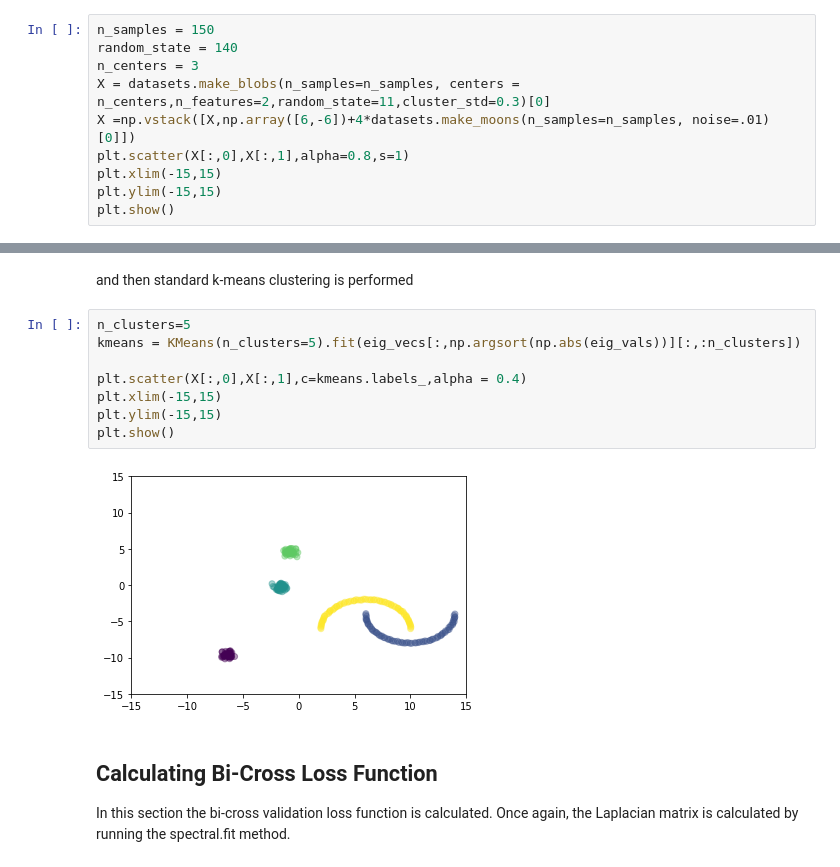
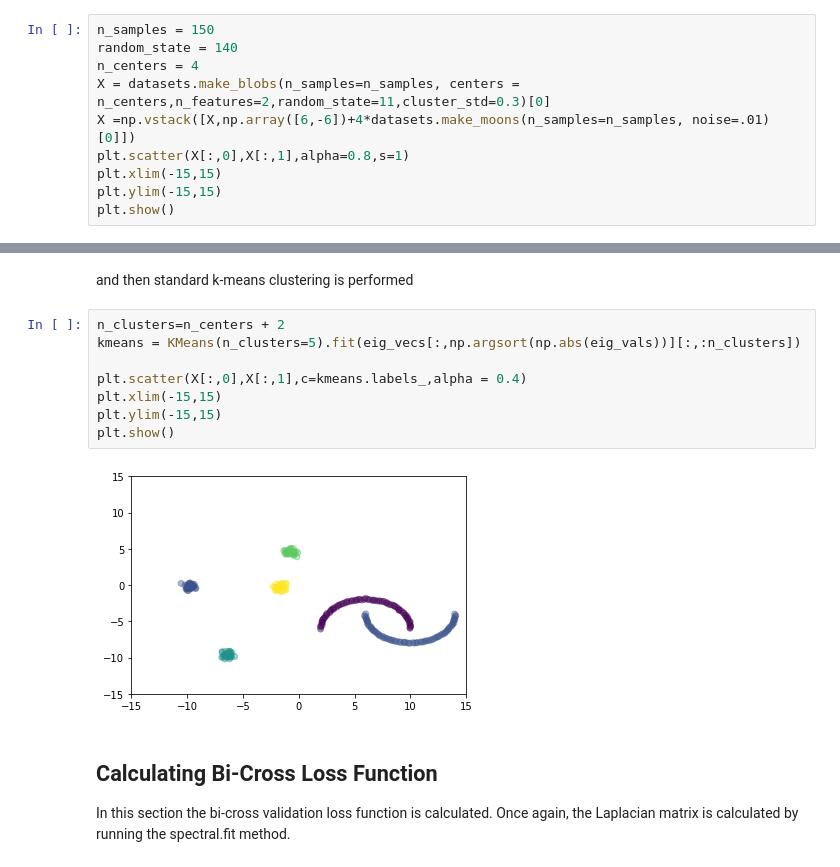
Before and after one commit to sioan/bcv_spectral_clustering, a Jupyter notebook: spectral_clustering.ipynb, the cells around one changed output, grey strips where cells are left out. Cells and saved outputs as stored; diff of their text form.

```diff
--- a/spectral_clustering.ipynb
+++ b/spectral_clustering.ipynb
@@ -63,7 +63,7 @@ reload(spectral_cluster_support)
 # %%
 n_samples = 150
 random_state = 140
-n_centers = 3
+n_centers = 4
 X = datasets.make_blobs(n_samples=n_samples, centers = n_centers,n_features=2,random_state=11,cluster_std=0.3)[0]
 X =np.vstack([X,np.array([6,-6])+4*datasets.make_moons(n_samples=n_samples, noise=.01)[0]])
 plt.scatter(X[:,0],X[:,1],alpha=0.8,s=1)
@@ -127,15 +127,15 @@ eig_vals, eig_vecs = np.real(eig_vals), np.real(eig_vecs)
 # %% [markdown]
 and then standard k-means clustering is performed
 # %%
-n_clusters=5
+n_clusters=n_centers + 2
 kmeans = KMeans(n_clusters=5).fit(eig_vecs[:,np.argsort(np.abs(eig_vals))][:,:n_clusters])
 
 plt.scatter(X[:,0],X[:,1],c=kmeans.labels_,alpha = 0.4)
 plt.xlim(-15,15)
 plt.ylim(-15,15)
 plt.show()
 # %% [output]
-[figure, old version]
+[figure, new version]
 # %% [markdown]
 ## Calculating Bi-Cross Loss Function
 
```
Also changed, not shown: parts of 11 cells of this notebook.
